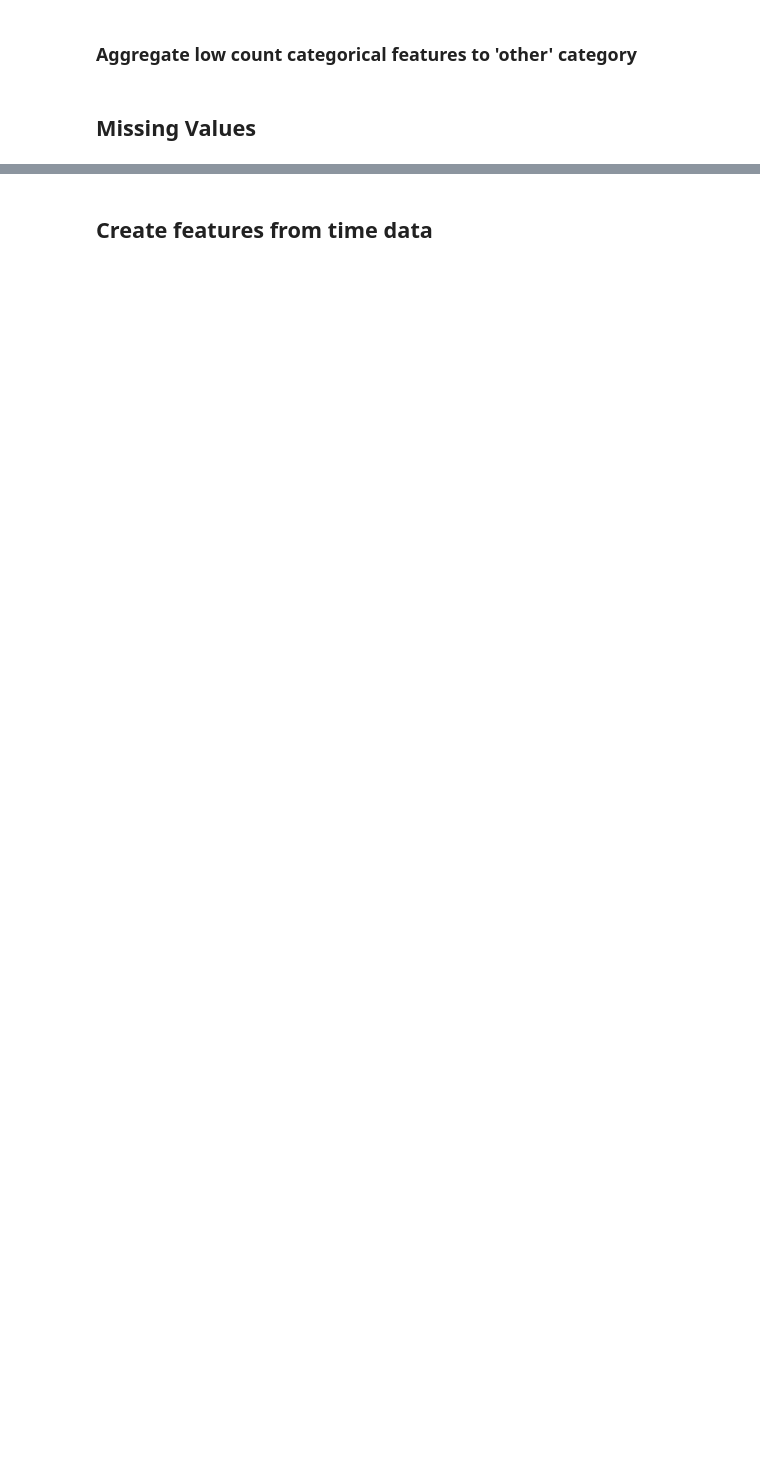
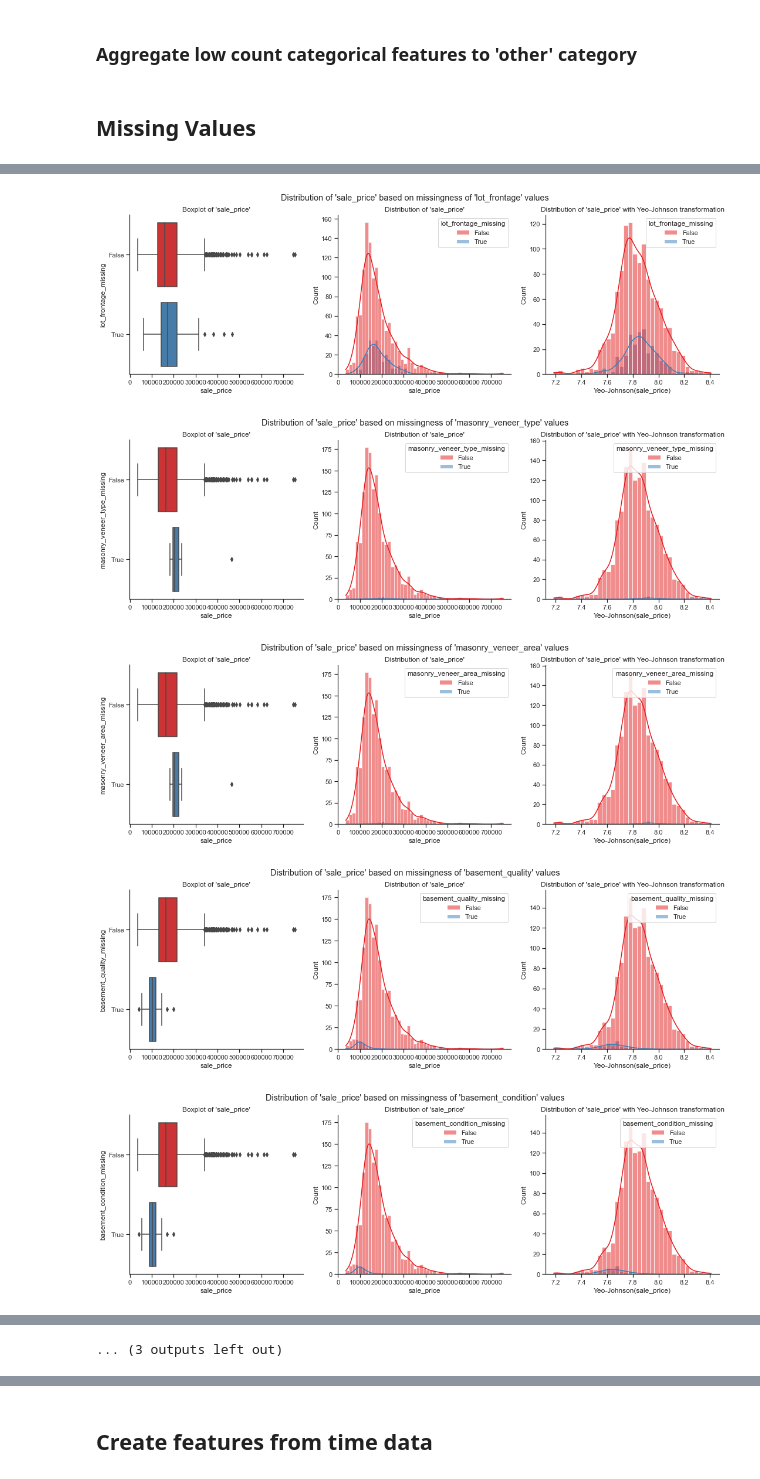
Before and after one commit to jeandsantos/deploying-housing-price-model, a Jupyter notebook: analysis.ipynb, the cells around one changed output, grey strips where cells are left out. Cells and saved outputs as stored; diff of their text form; code cells hidden in the pictures; blank space fills up the shorter version.

```diff
--- a/analysis.ipynb
+++ b/analysis.ipynb
@@ -114,5 +177,18 @@ for dtypes in [['object',], ['int64', 'float64']]:
 # %%
-train.remove_missing_columns(threshold=MISSING_THRESHOLD_DROP)
-
 col_missing_bool = train.df.apply(lambda x: x.isnull().sum() > 0)
 col_missing_desc = train.df.columns[col_missing_bool].tolist()
+
+for col in col_missing_desc:
+
+    boxplot_histogram_missingness_relationship(
+        df=train.df,
+        col_var=col,
+        col_target=train.col_target,
+        add_kde=True,
+        add_yeojohnson=True)
+# %% [output]
+[figure, added]
+[figure, added]
+[figure, added]
+[figure, added]
+[figure, added]
@@ -118,0 +202 @@ col_missing_desc = train.df.columns[col_missing_bool].tolist()
+... (3 outputs left out)
```
Also changed, not shown: parts of 25 cells of this notebook, 3 other files.
